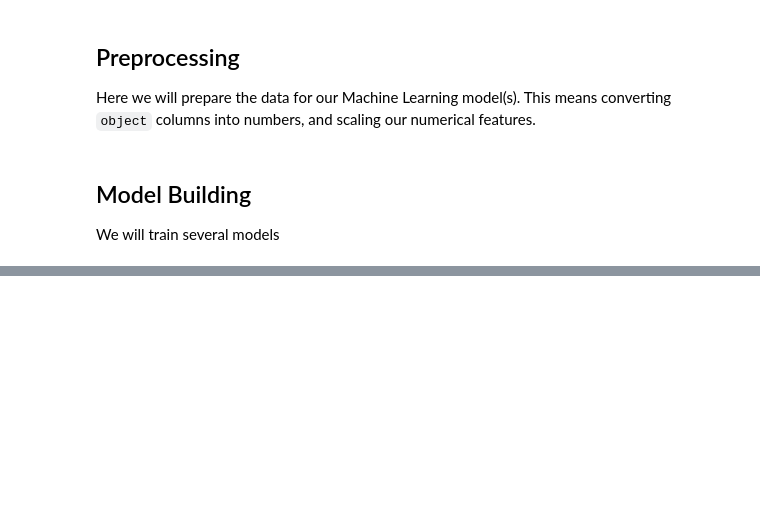
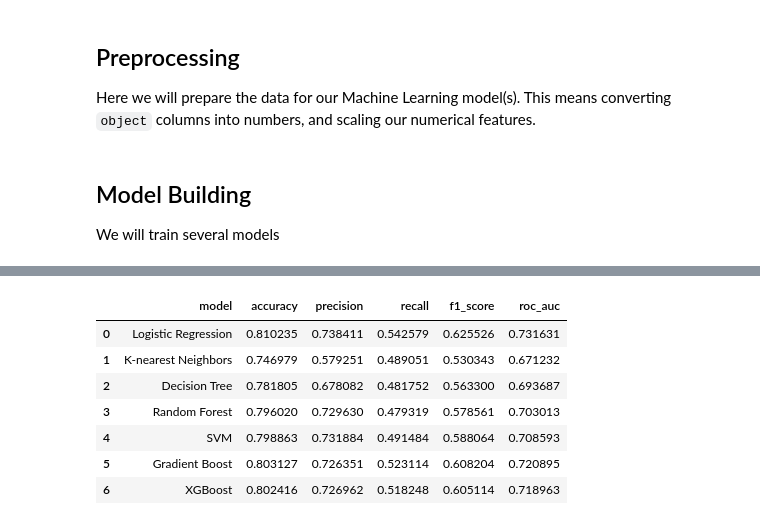
Before and after one commit to altjerue/Portfolio, a Jupyter notebook: Telco_churn.ipynb, the cells around one changed output, grey strips where cells are left out. Cells and saved outputs as stored; diff of their text form; code cells hidden in the pictures; blank space fills up the shorter version.

```diff
--- a/Telco_churn.ipynb
+++ b/Telco_churn.ipynb
@@ -356,6 +404,18 @@ model_scores
 # %%
-results_df = pd.DataFrame(
+results_df = pd.DataFrame.from_dict(
     model_scores,
-    columns=['model', 'accuracy', 'precision', 'recall', 'f1_score', 'roc_auc']
-)
-results_df.head()
+    orient='index',
+    columns=['accuracy', 'precision', 'recall', 'f1_score', 'roc_auc']
+).reset_index()
+results_df.rename(columns={'index': 'model'}, inplace=True)
+
+results_df.head(10)
+# %% [output]
+|  | model | accuracy | precision | recall | f1_score | roc_auc |
+| 0 | Logistic Regression | 0.810235 | 0.738411 | 0.542579 | 0.625526 | 0.731631 |
+| 1 | K-nearest Neighbors | 0.746979 | 0.579251 | 0.489051 | 0.530343 | 0.671232 |
+| 2 | Decision Tree | 0.781805 | 0.678082 | 0.481752 | 0.563300 | 0.693687 |
+| 3 | Random Forest | 0.796020 | 0.729630 | 0.479319 | 0.578561 | 0.703013 |
+| 4 | SVM | 0.798863 | 0.731884 | 0.491484 | 0.588064 | 0.708593 |
+| 5 | Gradient Boost | 0.803127 | 0.726351 | 0.523114 | 0.608204 | 0.720895 |
+| 6 | XGBoost | 0.802416 | 0.726962 | 0.518248 | 0.605114 | 0.718963 |
```
Also changed, not shown: parts of 6 cells of this notebook.
